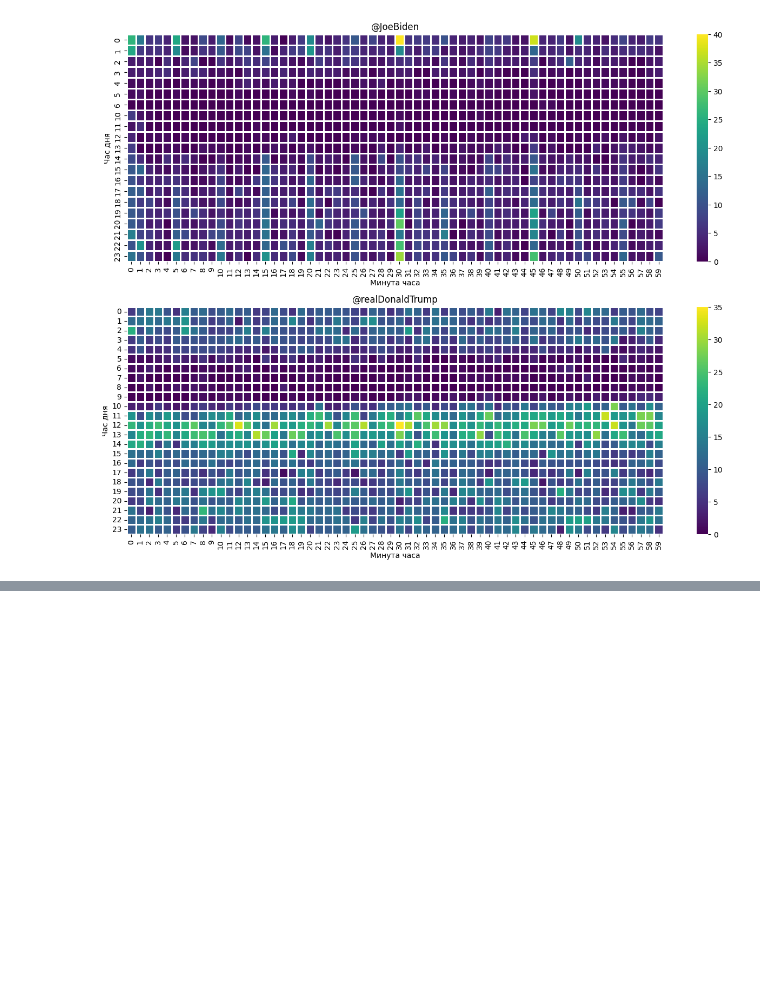
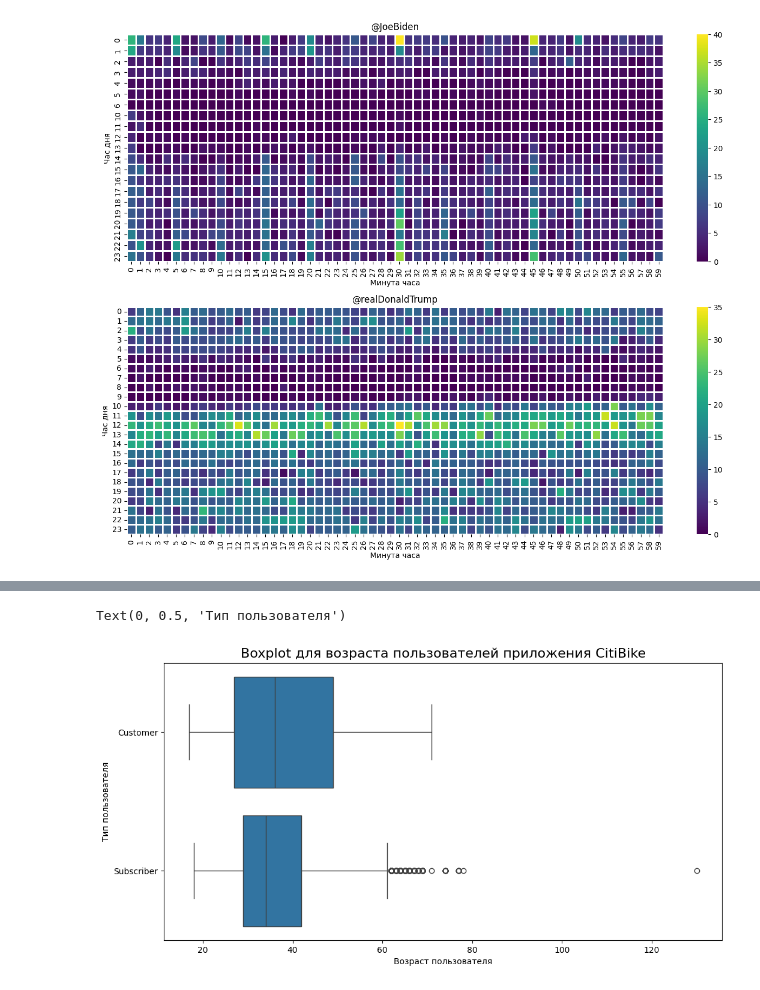
Before and after one commit to Fedgun/IDE, a Jupyter notebook: Skillfactory/Project_homework/13. Визуализация данных/2. Обзор типов визуализации.ipynb, the cells around one changed output, grey strips where cells are left out. Drawn from its saved outputs; the diff is of its cells as text; code cells hidden in the pictures; blank space fills up the shorter version.

```diff
--- a/Skillfactory/Project_homework/13. Визуализация данных/2. Обзор типов визуализации.ipynb
+++ b/Skillfactory/Project_homework/13. Визуализация данных/2. Обзор типов визуализации.ipynb
@@ -264,0 +297,16 @@ dt_heatmap.set_ylabel('Час дня');
+# %%
+import matplotlib.pyplot as plt
+import seaborn as sns
+import pandas as pd
+
+citibike_df = pd.read_csv('data/citibike-tripdata.csv')
+citibike_df['age'] = 2018 - citibike_df['birth year']
+
+fig = plt.figure(figsize=(12, 6))
+boxplot = sns.boxplot(data=citibike_df, x='age', y='usertype')
+boxplot.set_title('Boxplot для возраста пользователей приложения CitiBike', fontsize=16)
+boxplot.set_xlabel('Возраст пользователя')
+boxplot.set_ylabel('Тип пользователя')
+# %% [output]
+Text(0, 0.5, 'Тип пользователя')
+[figure, added]
```
Also changed, not shown: parts of 1 cell of this notebook, 5 other files.
